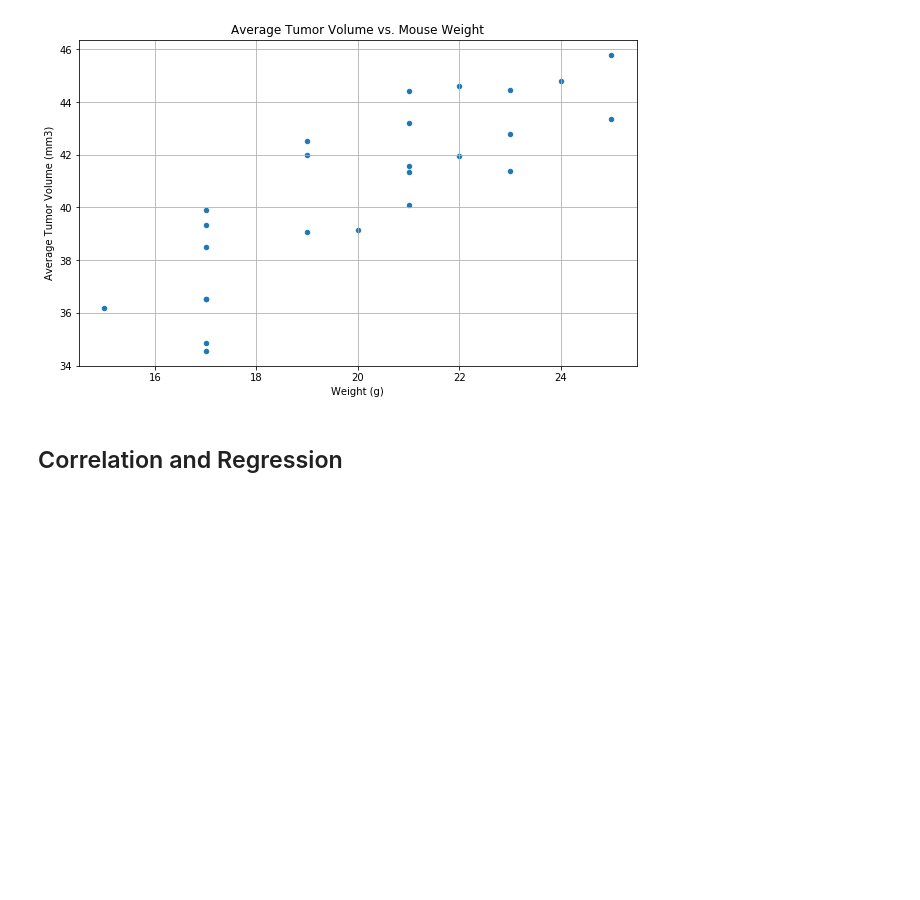
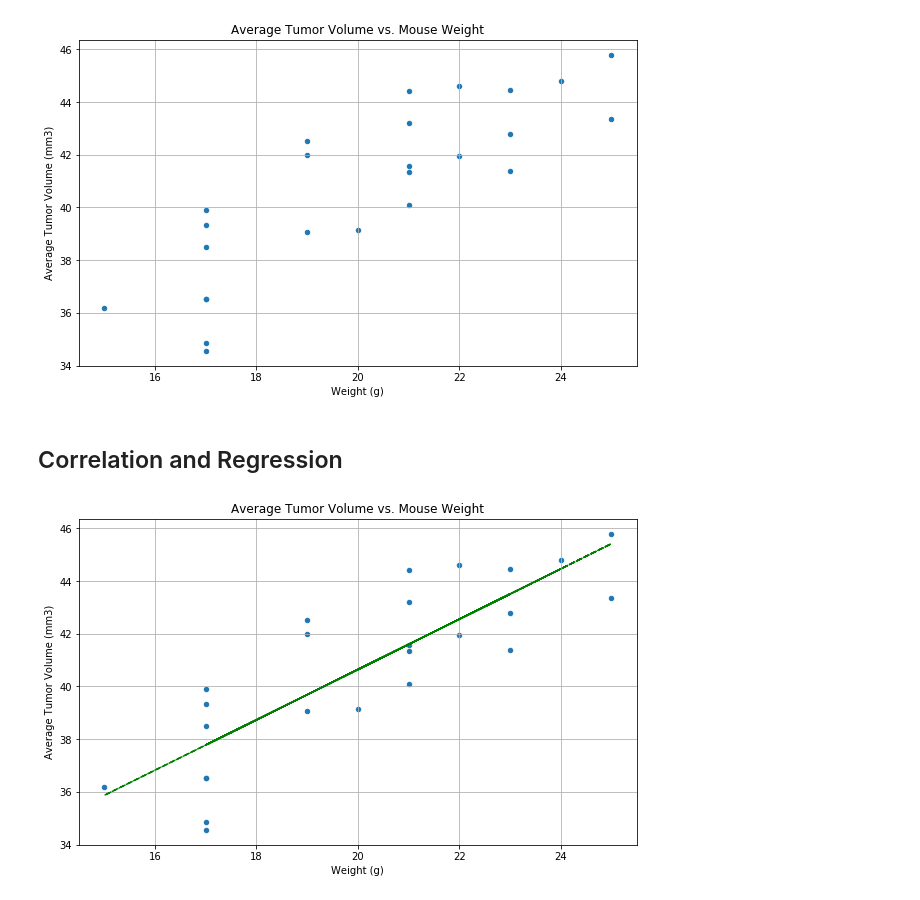
Before and after one commit to SidDas8/matplotlib-challenge, a Jupyter notebook: Pymaceuticals/pymaceuticals_starter.ipynb, the cells around one changed output. Drawn from its saved outputs; the diff is of its cells as text; code cells hidden in the pictures; blank space fills up the shorter version.

Commit message:
Completed Correlation and Regression.

```diff
--- a/Pymaceuticals/pymaceuticals_starter.ipynb
+++ b/Pymaceuticals/pymaceuticals_starter.ipynb
@@ -416,14 +429,14 @@ plt.show()
 # Group Capomulin data by Mouse ID
 groupcapomulin = onlycapomulin.groupby('Mouse ID')
 
-# Average values of every column for each mouse
+# Average values of all columns for each mouse
 avgcapomulin_df = pd.DataFrame(groupcapomulin.mean())
 
+# Average mouse weight per Capomulin mouse
+avgmouseweight = avgcapomulin_df['Weight (g)']
+
 # Average tumor volume per Capomulin mouse
-avgcapomulin_df['Tumor Volume (mm3)']
-
-# Average mouse weight per Capomulin mouse
-avgcapomulin_df['Weight (g)']
+avgtumorvolume = avgcapomulin_df['Tumor Volume (mm3)']
 
 # Plot scatter plot, calling columns from dataframe
 avgcapomulin_df.plot(kind = "scatter", x = 'Weight (g)', y = 'Tumor Volume (mm3)', grid = True, figsize = (10,6),
@@ -442,0 +453,27 @@ plt.show()
+# %%
+# Calculate the correlation coefficient and linear regression model
+# for mouse weight and average tumor volume for the Capomulin regimen
+
+# Correlation coefficient
+round(st.pearsonr(avgmouseweight, avgtumorvolume)[0],2)
+
+# Perform a linear regression on mouse weight and average tumor volume
+atv_slope, atv_int, atv_r, atv_p, atv_std_err = st.linregress(avgmouseweight, avgtumorvolume)
+
+# Create equation of line to calculate predicted average tumor volume
+# y = (m*x) + b
+atv_fit = atv_slope * avgmouseweight + atv_int
+
+# Plot scatter plot, calling columns from dataframe
+avgcapomulin_df.plot(kind = "scatter", x = 'Weight (g)', y = 'Tumor Volume (mm3)', grid = True, figsize = (10,6),
+                 title = "Average Tumor Volume vs. Mouse Weight")
+
+# Plot regression line
+plt.plot(avgmouseweight, atv_fit,"--", color = 'green')
+
+# Set textual properties
+plt.ylabel('Average Tumor Volume (mm3)')
+
+plt.show()
+# %% [output]
+[figure, added]
```
Also changed, not shown: parts of 4 cells of this notebook.
